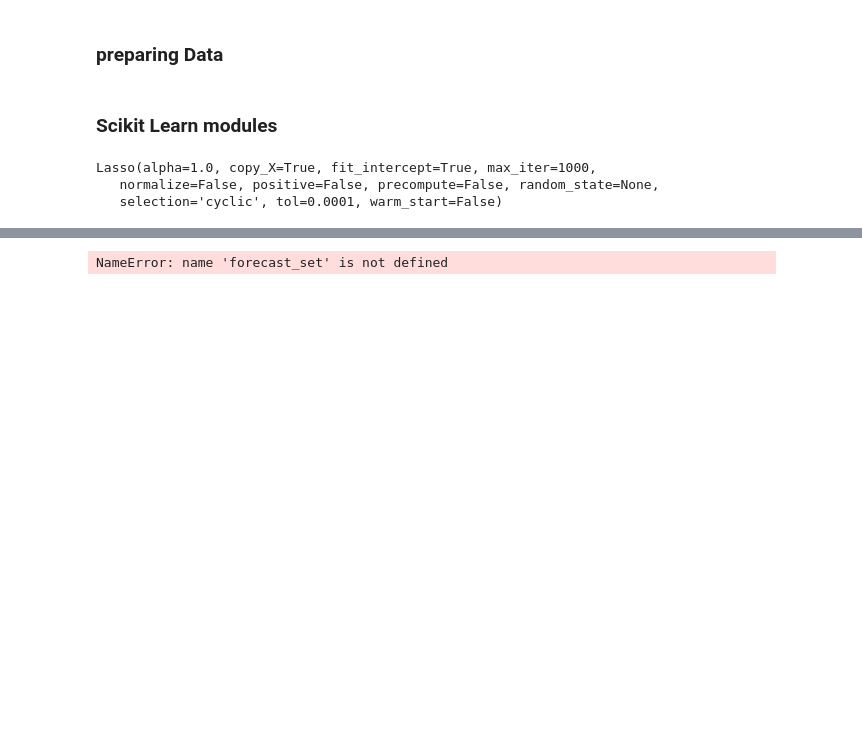
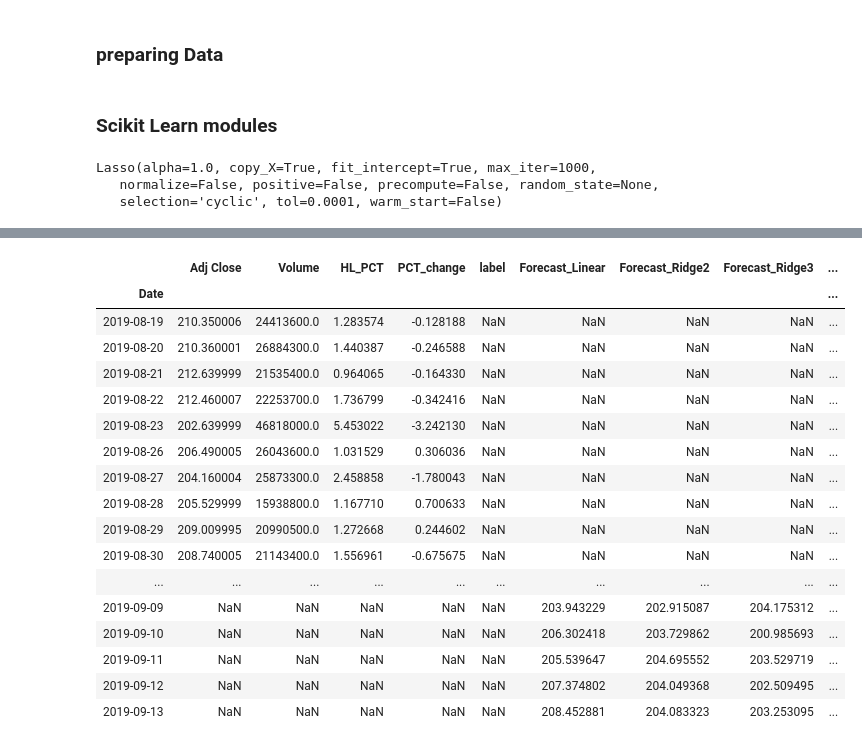
Before and after one commit to wcheungnet/ScikitLearnPrediction, a Jupyter notebook: StockPrediction.ipynb, the cells around one changed output, grey strips where cells are left out. Cells and saved outputs as stored; diff of their text form; code cells hidden in the pictures; blank space fills up the shorter version.

```diff
--- a/StockPrediction.ipynb
+++ b/StockPrediction.ipynb
@@ -199,17 +150,0 @@ Prediction :
-# %%
-last_date = dfreg.iloc[-1].name
-last_unix = last_date
-next_unix = last_unix + datetime.timedelta(days=1)
-
-for i in forecast_set:
-    next_date = next_unix
-    next_unix += datetime.timedelta(days=1)
-    dfreg.loc[next_date] = [np.nan for _ in range(len(dfreg.columns)-1)]+[i]
-dfreg['Adj Close'].tail(30).plot()
-dfreg['Forecast'].tail(30).plot()
-plt.legend(loc=4)
-plt.xlabel('Date')
-plt.ylabel('Price')
-plt.show()
-# %% [output]
-NameError: name 'forecast_set' is not defined
@@ -217,0 +151,60 @@ dfreg.tail(10)
+# %%
+forecastLinear = clfreg.predict(X_lately)
+forecastRidge2 = clfpoly2.predict(X_lately)
+forecastRidge3 = clfpoly3.predict(X_lately)
+forecastKnn = clfknn.predict(X_lately)
+forecastLasso = clflasso.predict(X_lately)
+
+dfreg['Forecast_Linear'] = np.nan
+dfreg['Forecast_Ridge2'] = np.nan
+dfreg['Forecast_Ridge3'] = np.nan
+dfreg['Forecast_Knn'] = np.nan
+dfreg['Forecast_Lasso'] = np.nan
+
+
+last_date = dfreg.iloc[-1].name
+last_unix = last_date
+
+# monday to fri only
+dayAdd = 1
+if last_unix.weekday() > 3:
+    dayAdd = 3
+
+next_unix = last_unix + datetime.timedelta(days=dayAdd)
+
+for i in range(forecastLinear.size):
+    next_date = next_unix
+    dayAdd = 1
+    if next_unix.weekday() > 3:
+        dayAdd = 3
+
+    next_unix += datetime.timedelta(days=dayAdd)
+    dfreg.loc[next_date] = np.nan
+    dfreg.at[next_date, 'Forecast_Linear'] = forecastLinear[i]
+    dfreg.at[next_date, 'Forecast_Ridge2'] =  forecastRidge2[i]
+    dfreg.at[next_date, 'Forecast_Ridge3'] = forecastRidge3[i]
+    dfreg.at[next_date, 'Forecast_Knn'] = forecastKnn[i]
+    dfreg.at[next_date, 'Forecast_Lasso'] = forecastLasso[i]
+
+
+
+dfreg.tail(20)
+# %% [output]
+|  | Adj Close | Volume | HL_PCT | PCT_change | label | Forecast_Linear | Forecast_Ridge2 | Forecast_Ridge3 | ... |
+| Date |  |  |  |  |  |  |  |  | ... |
+| 2019-08-19 | 210.350006 | 24413600.0 | 1.283574 | -0.128188 | NaN | NaN | NaN | NaN | ... |
+| 2019-08-20 | 210.360001 | 26884300.0 | 1.440387 | -0.246588 | NaN | NaN | NaN | NaN | ... |
+| 2019-08-21 | 212.639999 | 21535400.0 | 0.964065 | -0.164330 | NaN | NaN | NaN | NaN | ... |
+| 2019-08-22 | 212.460007 | 22253700.0 | 1.736799 | -0.342416 | NaN | NaN | NaN | NaN | ... |
+| 2019-08-23 | 202.639999 | 46818000.0 | 5.453022 | -3.242130 | NaN | NaN | NaN | NaN | ... |
+| 2019-08-26 | 206.490005 | 26043600.0 | 1.031529 | 0.306036 | NaN | NaN | NaN | NaN | ... |
+| 2019-08-27 | 204.160004 | 25873300.0 | 2.458858 | -1.780043 | NaN | NaN | NaN | NaN | ... |
+| 2019-08-28 | 205.529999 | 15938800.0 | 1.167710 | 0.700633 | NaN | NaN | NaN | NaN | ... |
+| 2019-08-29 | 209.009995 | 20990500.0 | 1.272668 | 0.244602 | NaN | NaN | NaN | NaN | ... |
+| 2019-08-30 | 208.740005 | 21143400.0 | 1.556961 | -0.675675 | NaN | NaN | NaN | NaN | ... |
+| ... | ... | ... | ... | ... | ... | ... | ... | ... | ... |
+| 2019-09-09 | NaN | NaN | NaN | NaN | NaN | 203.943229 | 202.915087 | 204.175312 | ... |
+| 2019-09-10 | NaN | NaN | NaN | NaN | NaN | 206.302418 | 203.729862 | 200.985693 | ... |
+| 2019-09-11 | NaN | NaN | NaN | NaN | NaN | 205.539647 | 204.695552 | 203.529719 | ... |
+| 2019-09-12 | NaN | NaN | NaN | NaN | NaN | 207.374802 | 204.049368 | 202.509495 | ... |
+| 2019-09-13 | NaN | NaN | NaN | NaN | NaN | 208.452881 | 204.083323 | 203.253095 | ... |
```
Also changed, not shown: parts of 7 cells of this notebook, 1 other file.
